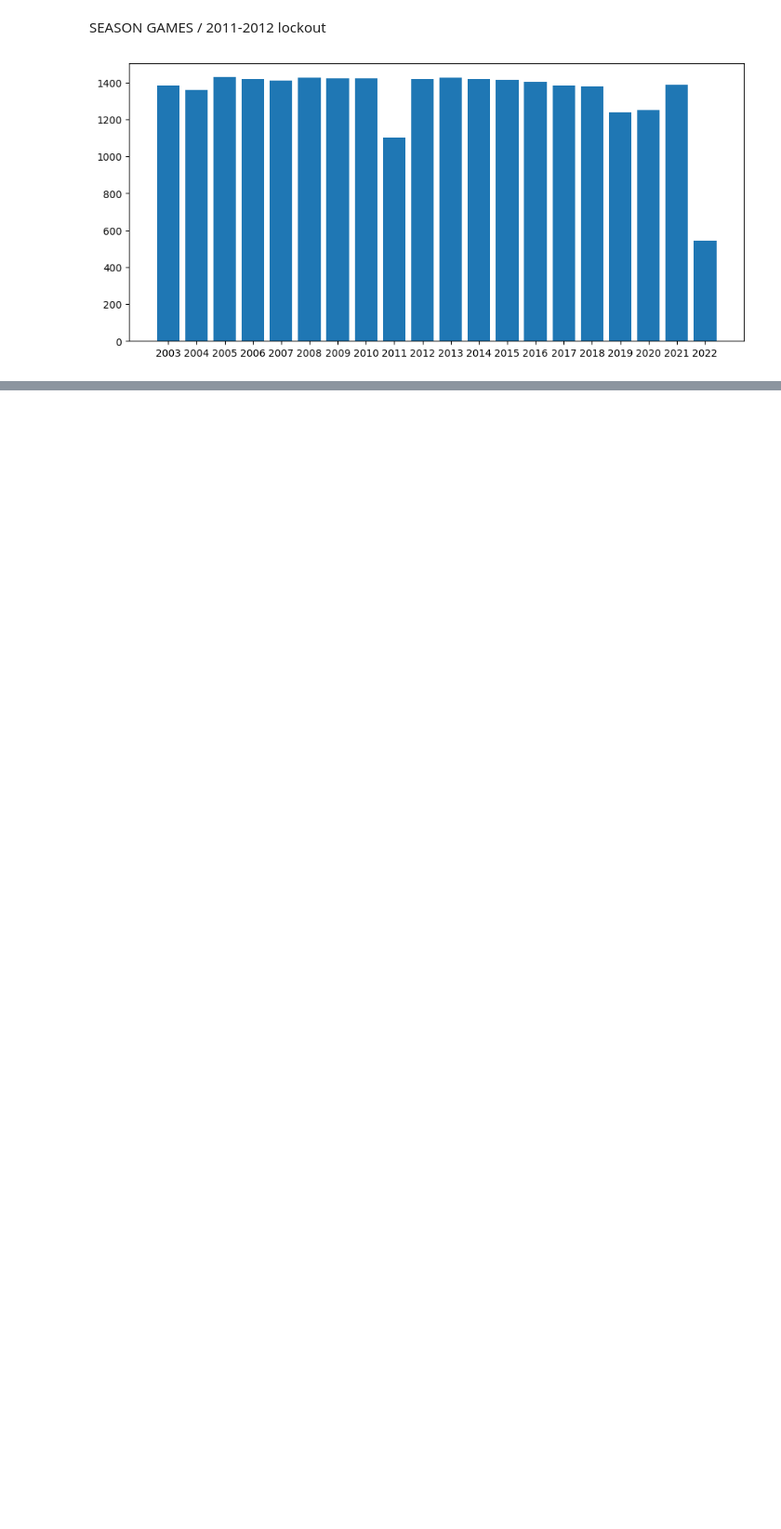
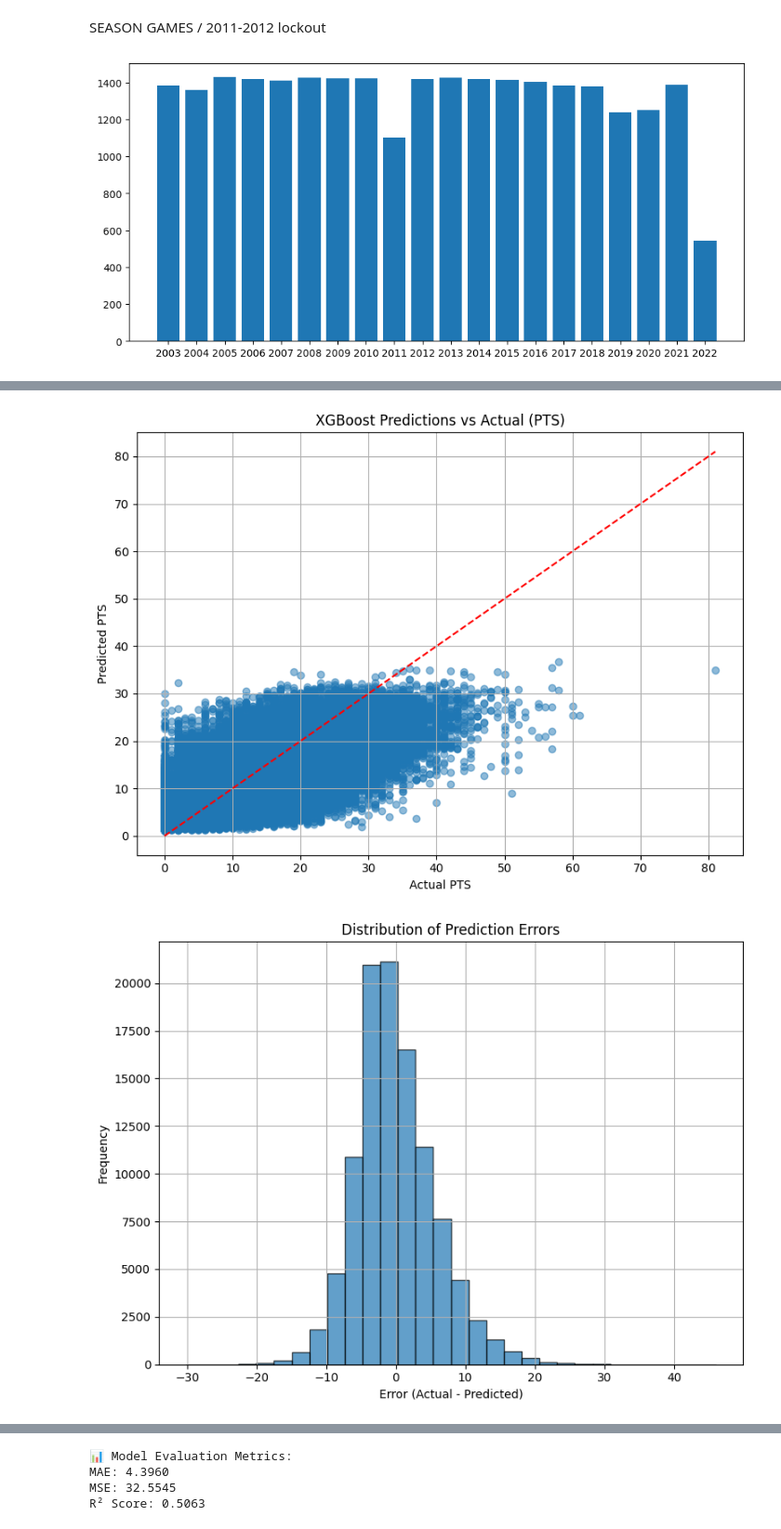
Before and after one commit to ErnestaA94/AI_FINAL_PROJECT, a Jupyter notebook: notebooks/data_visualization.ipynb, the cells around one changed output, grey strips where cells are left out. Shown at 93% size. Saved outputs shown, nothing was run; the diff lists cells and outputs as text; code cells hidden in the pictures; blank space fills up the shorter version.

```diff
--- a/notebooks/data_visualization.ipynb
+++ b/notebooks/data_visualization.ipynb
@@ -109,0 +112,51 @@ plt.show()
+# %%
+import numpy as np
+import matplotlib.pyplot as plt
+from xgboost import XGBRegressor, plot_importance
+from sklearn.metrics import mean_absolute_error, mean_squared_error, r2_score
+
+y_val = np.load('y_val_xgb.npy')
+y_pred = np.load('y_pred_xgb.npy')
+
+plt.figure(figsize=(8, 6))
+plt.scatter(y_val, y_pred, alpha=0.5)
+plt.plot([y_val.min(), y_val.max()], [y_val.min(), y_val.max()], 'r--')
+plt.xlabel("Actual PTS")
+plt.ylabel("Predicted PTS")
+plt.title("XGBoost Predictions vs Actual (PTS)")
+plt.grid(True)
+plt.tight_layout()
+plt.show()
+
+errors = y_val - y_pred
+plt.figure(figsize=(8, 6))
+plt.hist(errors, bins=30, alpha=0.7, edgecolor='black')
+plt.title("Distribution of Prediction Errors")
+plt.xlabel("Error (Actual - Predicted)")
+plt.ylabel("Frequency")
+plt.grid(True)
+plt.tight_layout()
+plt.show()
+
+plt.figure(figsize=(8, 6))
+plt.scatter(y_pred, errors, alpha=0.5)
+plt.axhline(0, color='red', linestyle='--')
+plt.xlabel("Predicted PTS")
+plt.ylabel("Residuals")
+plt.title("Residuals vs Predicted Values")
+plt.grid(True)
+plt.tight_layout()
+plt.show()
+
+
+mae = mean_absolute_error(y_val, y_pred)
+mse = mean_squared_error(y_val, y_pred)
+r2 = r2_score(y_val, y_pred)
+
+print(f"\n📊 Model Evaluation Metrics:")
+print(f"MAE: {mae:.4f}")
+print(f"MSE: {mse:.4f}")
+print(f"R² Score: {r2:.4f}")
+# %% [output]
+[figure, added]
+[figure, added]
@@ -109,0 +164,4 @@ plt.show()
+📊 Model Evaluation Metrics:
+MAE: 4.3960
+MSE: 32.5545
+R² Score: 0.5063
```
Also changed, not shown: parts of 8 cells of this notebook, 3 other files.
